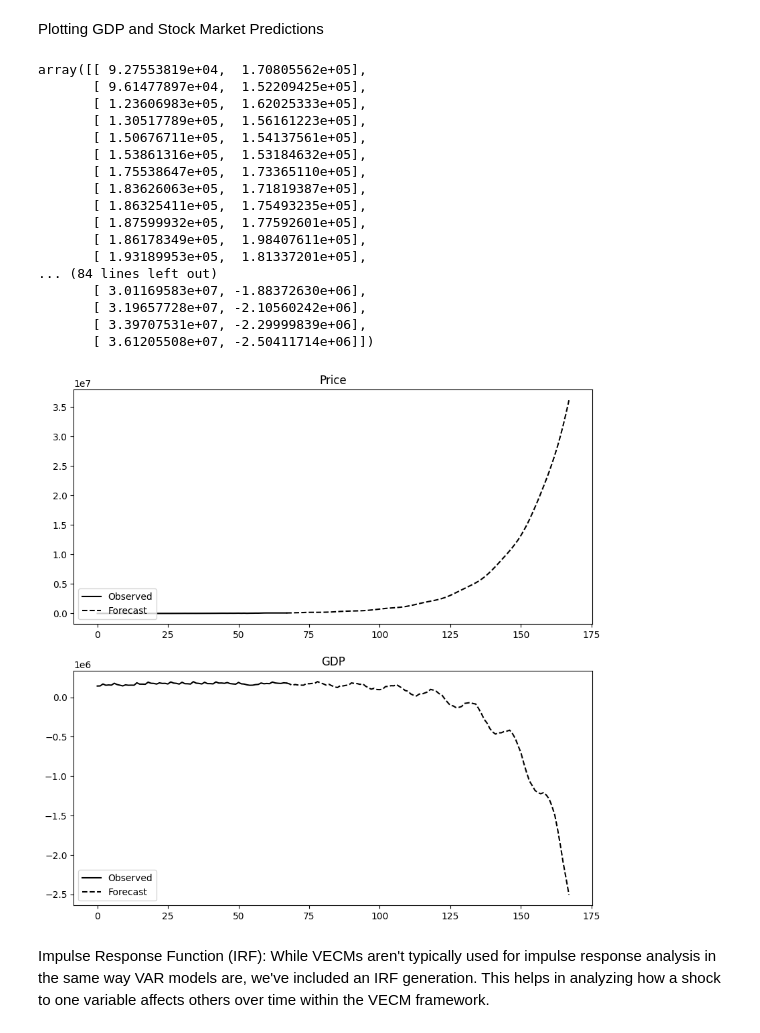
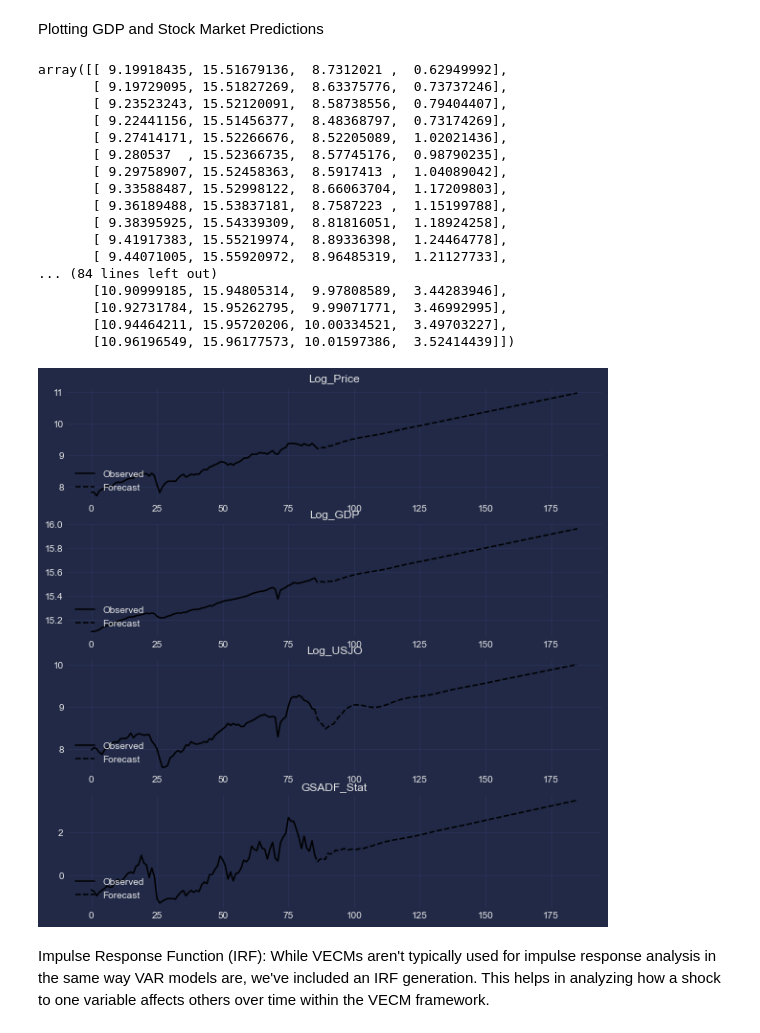
Before and after one commit to Philip-Lacava/Asset-Price-Bubble-Detection, a Jupyter notebook: Bubble Model 3.ipynb, the cells around one changed output. Saved outputs shown, nothing was run; the diff lists cells and outputs as text; code cells hidden in the pictures.

```diff
--- a/Bubble Model 3.ipynb
+++ b/Bubble Model 3.ipynb
@@ -219,9 +355,13 @@ merged_df['Price_Diff'] = merged_df['Price'].diff()
 merged_df['Log_Price'] = np.log(merged_df['Price'])
 merged_df['Log_Price_Diff'] = merged_df['Log_Price'].diff()
 
+merged_df['USJO_Diff'] = merged_df['USJO'].diff()
+
+merged_df['Log_USJO'] = np.log(merged_df['USJO'])
+merged_df['Log_USJO_Diff'] = merged_df['Log_USJO'].diff()
 # Drop the initial NaN values resulting from differencing
-merged_df.dropna(inplace=True)
 merged_df.set_index('DATE', inplace=True)
+merged_df = merged_df.dropna()
 
 # Display the resulting merged DataFrame
 merged_df
@@ -430,9 +659,9 @@ This code is part of a time series analysis process aimed at fitting a Vector Er
 After determining the optimal lag order, we test for the rank of cointegration using the select_coint_rank function. This function performs the Johansen cointegration test to determine the number of cointegrating relationships among the variables. The test uses the trace statistic method, considering up to 3 lags and a significance level of 0.05. The summary() method of the resulting object prints a detailed summary of the test results, indicating whether and how many cointegrating relationships exist. This step is crucial for understanding the long-term equilibrium relationships among the time series and for accurately specifying the VECM.
 # %%
 # Perform the Johansen cointegration test
-data = merged_df[['Price', 'GDP']]
+data = merged_df[['Log_Price', 'Log_GDP', 'Log_USJO','GSADF_Stat']]
 
-result = coint_johansen(data, det_order=0, k_ar_diff=1)
+result = coint_johansen(data, det_order=1, k_ar_diff=1)
 
 # Print the Trace Statistics and Critical Values
 print('Trace Statistics:', result.lr1)
@@ -462,7 +695,7 @@ The series exhibit a long-run cointegrating relationship.
 # %%
 # Fit the model
 # Determine the optimal lag order
-lag_order = select_order(data=data, maxlags=10, deterministic="ci")
+lag_order = select_order(data=data, maxlags=10, deterministic="li + ci")
 print(lag_order.summary())
 optimal_lags = lag_order.aic
 # %% [output]
@@ -553,0 +733,5 @@ Cointegration relations for loading-coefficients-column 2
+# %%
+# Configure and fit the VECM model
+vecm_model = VECM(data, k_ar_diff=optimal_lags, coint_rank=3, deterministic='li + ci')
+vecm_result = vecm_model.fit()
+vecm_result.summary()
@@ -554,28 +756,28 @@ Cointegration relations for loading-coefficients-column 2
 # %% [markdown]
 Plotting GDP and Stock Market Predictions
 # %%
-vecm_res.plot_forecast(steps=100, plot_conf_int=False)
-forecast_df = vecm_res.predict(steps=100)
+vecm_result.plot_forecast(steps=100, plot_conf_int=False)
+forecast_df = vecm_result.predict(steps=100)
 forecast_df
 # %% [output]
-array([[ 9.27553819e+04,  1.70805562e+05],
-       [ 9.61477897e+04,  1.52209425e+05],
-       [ 1.23606983e+05,  1.62025333e+05],
-       [ 1.30517789e+05,  1.56161223e+05],
-       [ 1.50676711e+05,  1.54137561e+05],
-       [ 1.53861316e+05,  1.53184632e+05],
-       [ 1.75538647e+05,  1.73365110e+05],
-       [ 1.83626063e+05,  1.71819387e+05],
-       [ 1.86325411e+05,  1.75493235e+05],
-       [ 1.87599932e+05,  1.77592601e+05],
-       [ 1.86178349e+05,  1.98407611e+05],
-       [ 1.93189953e+05,  1.81337201e+05],
+array([[ 9.19918435, 15.51679136,  8.7312021 ,  0.62949992],
+       [ 9.19729095, 15.51827269,  8.63375776,  0.73737246],
+       [ 9.23523243, 15.52120091,  8.58738556,  0.79404407],
+       [ 9.22441156, 15.51456377,  8.48368797,  0.73174269],
+       [ 9.27414171, 15.52266676,  8.52205089,  1.02021436],
+       [ 9.280537  , 15.52366735,  8.57745176,  0.98790235],
+       [ 9.29758907, 15.52458363,  8.5917413 ,  1.04089042],
+       [ 9.33588487, 15.52998122,  8.66063704,  1.17209803],
+       [ 9.36189488, 15.53837181,  8.7587223 ,  1.15199788],
+       [ 9.38395925, 15.54339309,  8.81816051,  1.18924258],
+       [ 9.41917383, 15.55219974,  8.89336398,  1.24464778],
+       [ 9.44071005, 15.55920972,  8.96485319,  1.21127733],
 ... (84 lines left out)
-       [ 3.01169583e+07, -1.88372630e+06],
-       [ 3.19657728e+07, -2.10560242e+06],
-       [ 3.39707531e+07, -2.29999839e+06],
-       [ 3.61205508e+07, -2.50411714e+06]])
+       [10.90999185, 15.94805314,  9.97808589,  3.44283946],
+       [10.92731784, 15.95262795,  9.99071771,  3.46992995],
+       [10.94464211, 15.95720206, 10.00334521,  3.49703227],
+       [10.96196549, 15.96177573, 10.01597386,  3.52414439]])
-[figure, old version]
+[figure, new version]
 # %% [markdown]
 Impulse Response Function (IRF): While VECMs aren't typically used for impulse response analysis in the same way VAR models are, we've included an IRF generation. This helps in analyzing how a shock to one variable affects others over time within the VECM framework.
 # %% [markdown]
```
Also changed, not shown: parts of 46 cells of this notebook, 27 other files.
